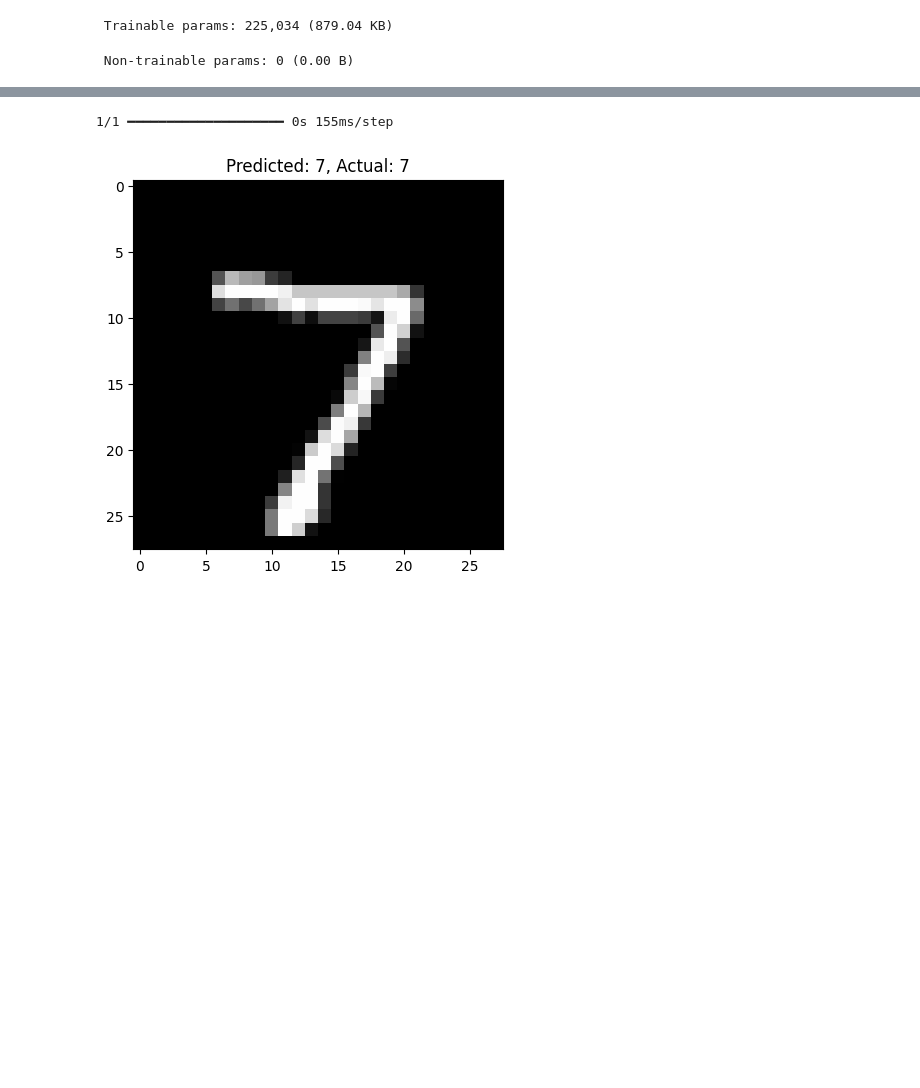
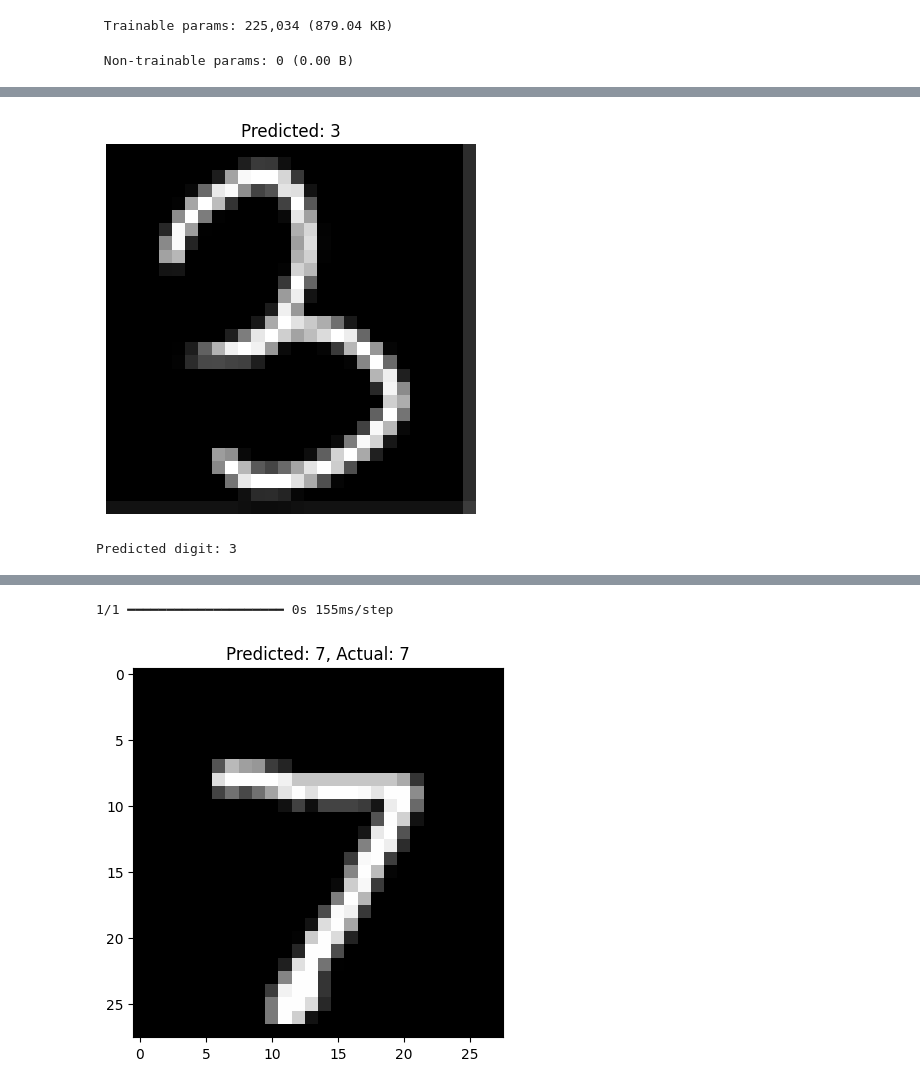
Before and after one commit to durvaakadam/Handwritten-Equation-Solver, a Jupyter notebook: Digit_Recognition.ipynb, the cells around one changed output, grey strips where cells are left out. Cells and saved outputs as stored; diff of their text form; code cells hidden in the pictures; blank space fills up the shorter version.

```diff
--- a/Digit_Recognition.ipynb
+++ b/Digit_Recognition.ipynb
@@ -107,0 +108,36 @@ Test accuracy: 0.9932000041007996
+# %%
+import numpy as np
+from PIL import Image, ImageOps
+import matplotlib.pyplot as plt
+from tensorflow.keras.models import load_model
+from google.colab import files
+
+# 1. Load the trained model
+model = load_model("mnist_cnn.h5")
+
+# 2. Upload an image
+uploaded = files.upload()
+
+for filename in uploaded.keys():
+    img_path = filename
+
+    # 3. Preprocess the image
+    img = Image.open(img_path).convert("L")   # grayscale
+    img = ImageOps.invert(img)                # invert (MNIST digits are white on black)
+    img = img.resize((28, 28))                # resize to 28x28
+
+    img_array = np.array(img).astype("float32") / 255.0
+    img_array = img_array.reshape(1, 28, 28, 1)
+
+    # 4. Predict
+    prediction = model.predict(img_array)
+    predicted_digit = np.argmax(prediction)
+
+    # 5. Show result
+    plt.imshow(img, cmap="gray")
+    plt.title(f"Predicted: {predicted_digit}")
+    plt.axis("off")
+    plt.show()
+
+    print("Predicted digit:", predicted_digit)
+# %% [output]
@@ -107,0 +148,2 @@ Test accuracy: 0.9932000041007996
+[figure, added]
+Predicted digit: 3
```
Also changed, not shown: parts of 25 cells of this notebook.
